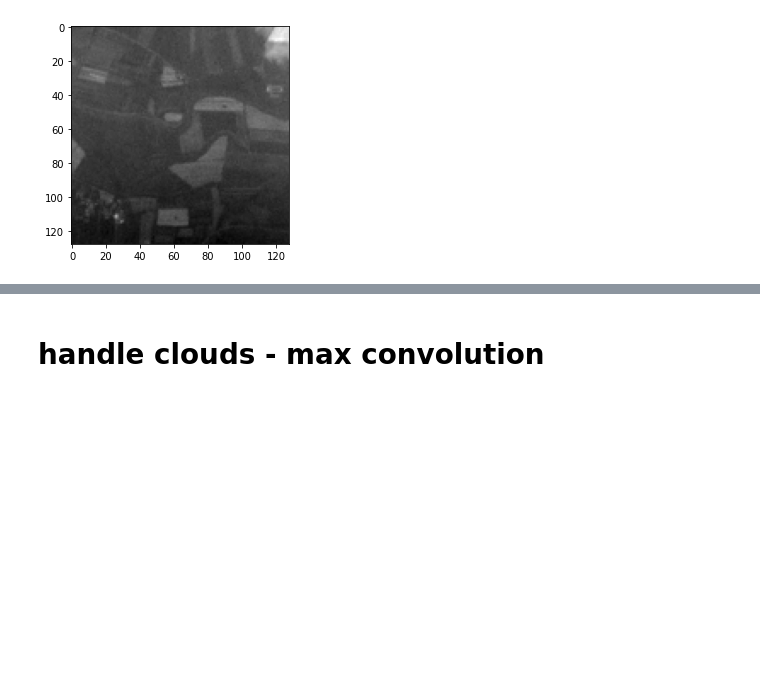
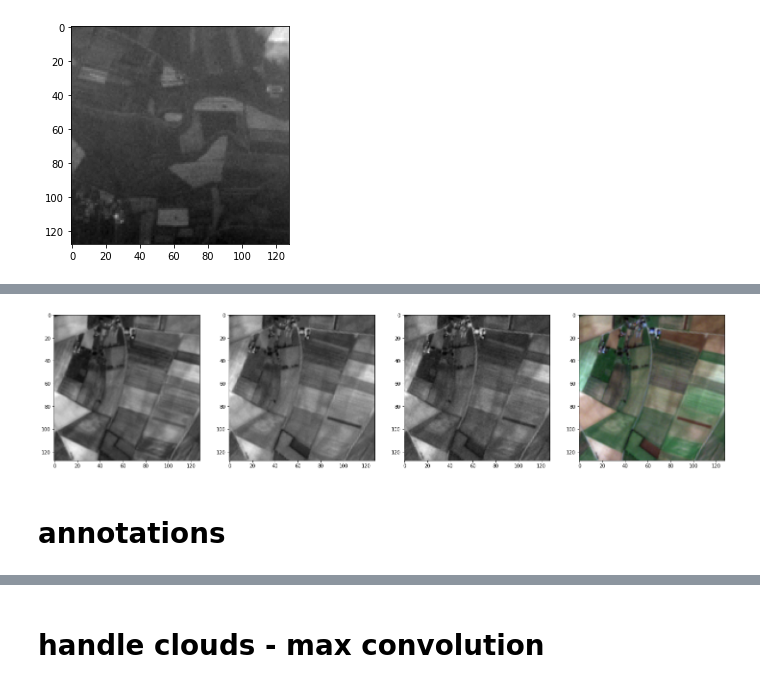
Before and after one commit to lokeshkbathina/Segmantic-Segmentation-of-Agricultural-Parcels, a Jupyter notebook: Data.ipynb, the cells around one changed output, grey strips where cells are left out. Saved outputs shown, nothing was run; the diff lists cells and outputs as text; code cells hidden in the pictures; blank space fills up the shorter version.

```diff
--- a/Data.ipynb
+++ b/Data.ipynb
@@ -54,0 +75,17 @@ for i in range(len(tmp)):
+# %%
+# sample visualization of R, G, B bands and RGB
+temp = np.load("D:\PASTIS\S2\DATA_S2\S2_10059.npy")
+rgb = np.stack([scale0to1(temp[15][2]), scale0to1(temp[15][1]), scale0to1(temp[15][0])], axis=-1)
+tmp = [temp[15][2], temp[15][1], temp[15][0], rgb]
+
+plt.figure(figsize=(25, 10))
+for i in range(len(tmp)):
+    plt.subplot(1, 4, i+1)
+    if i < 3:
+        plt.imshow(tmp[i], cmap='gray')
+    else:
+        plt.imshow(tmp[i])
+# %% [output]
+[figure, added]
+# %% [markdown]
+# annotations
```
Also changed, not shown: parts of 13 cells of this notebook, 2 other files.
